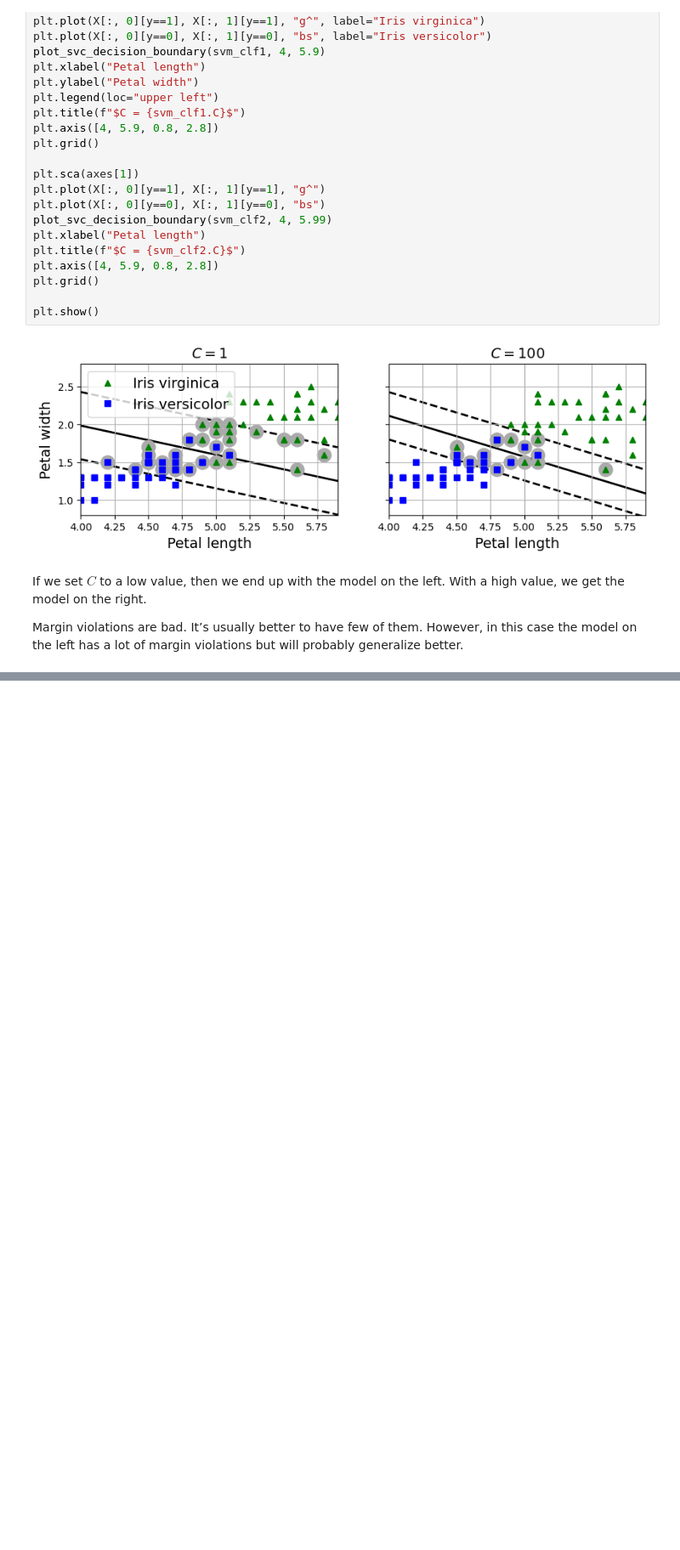
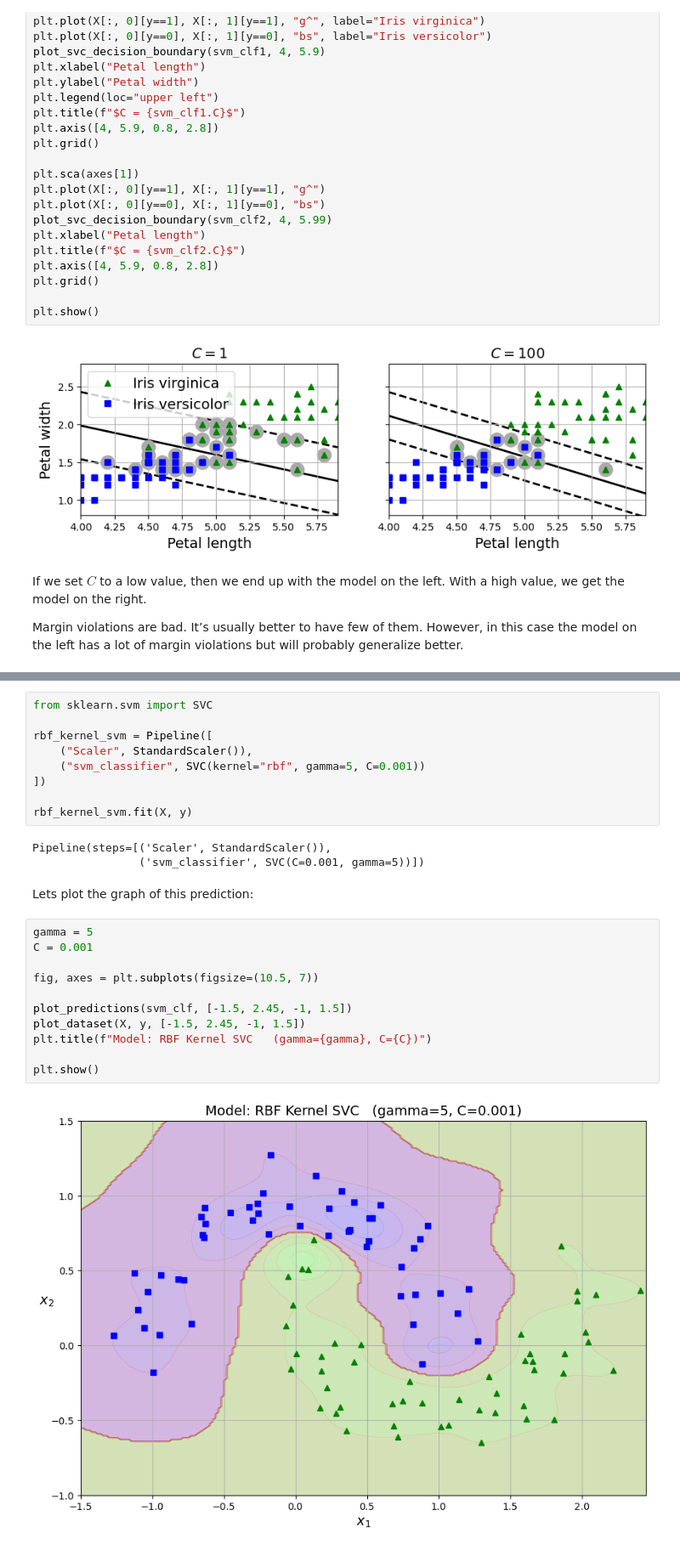
Before and after one commit to edmar-bevilaqua/data_science, a Jupyter notebook: Fundamentals/support_vector_machines.ipynb, the cells around one changed output, grey strips where cells are left out. Shown at 85% size. Cells and saved outputs as stored; diff of their text form; blank space fills up the shorter version.

```diff
--- a/Fundamentals/support_vector_machines.ipynb
+++ b/Fundamentals/support_vector_machines.ipynb
@@ -300,0 +420,27 @@ plt.show()
+# %%
+from sklearn.svm import SVC
+
+rbf_kernel_svm = Pipeline([
+    ("Scaler", StandardScaler()),
+    ("svm_classifier", SVC(kernel="rbf", gamma=5, C=0.001))
+])
+
+rbf_kernel_svm.fit(X, y)
+# %% [output]
+Pipeline(steps=[('Scaler', StandardScaler()),
+                ('svm_classifier', SVC(C=0.001, gamma=5))])
+# %% [markdown]
+Lets plot the graph of this prediction:
+# %%
+gamma = 5
+C = 0.001
+
+fig, axes = plt.subplots(figsize=(10.5, 7))
+
+plot_predictions(svm_clf, [-1.5, 2.45, -1, 1.5])
+plot_dataset(X, y, [-1.5, 2.45, -1, 1.5])
+plt.title(f"Model: RBF Kernel SVC   (gamma={gamma}, C={C})")
+
+plt.show()
+# %% [output]
+[figure, added]
```
Also changed, not shown: parts of 13 cells of this notebook, 4 other files.
